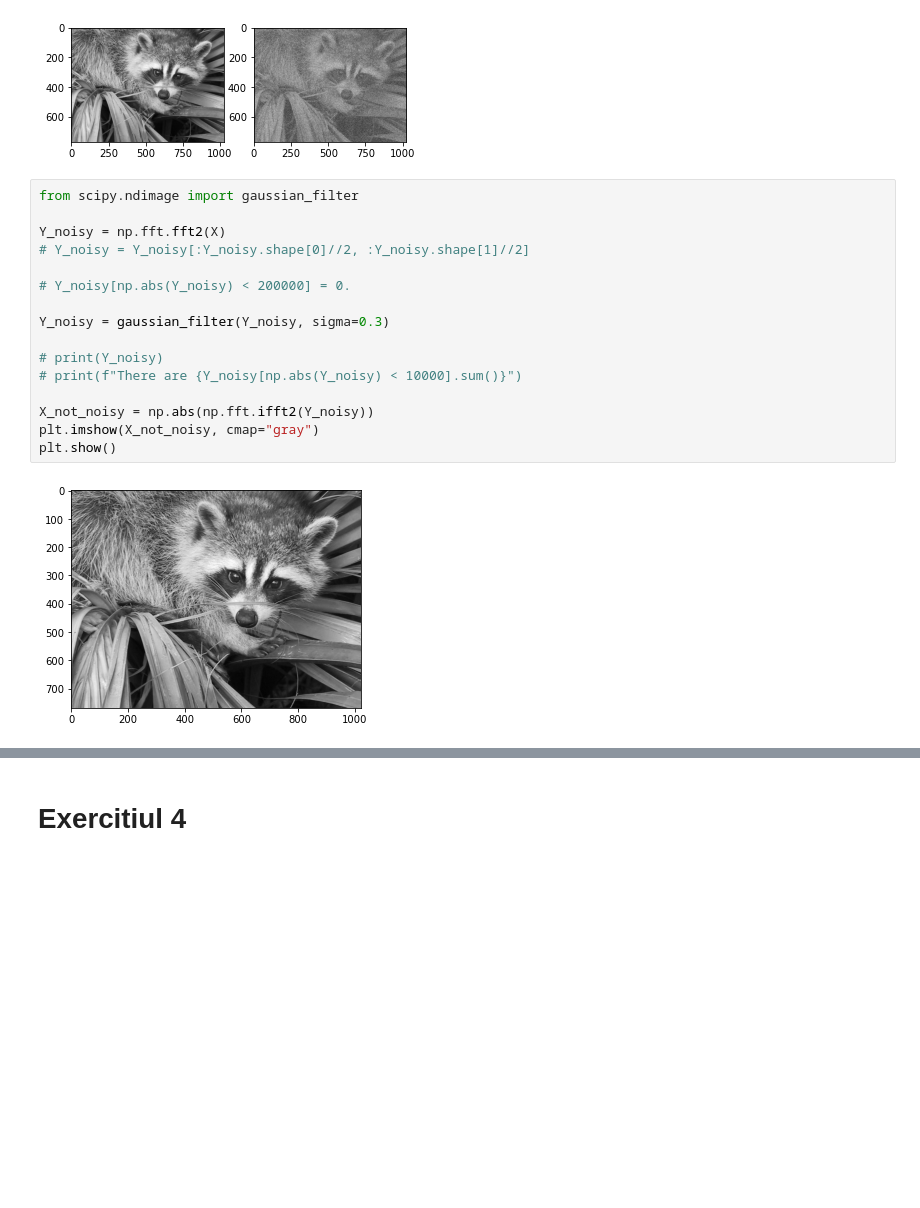
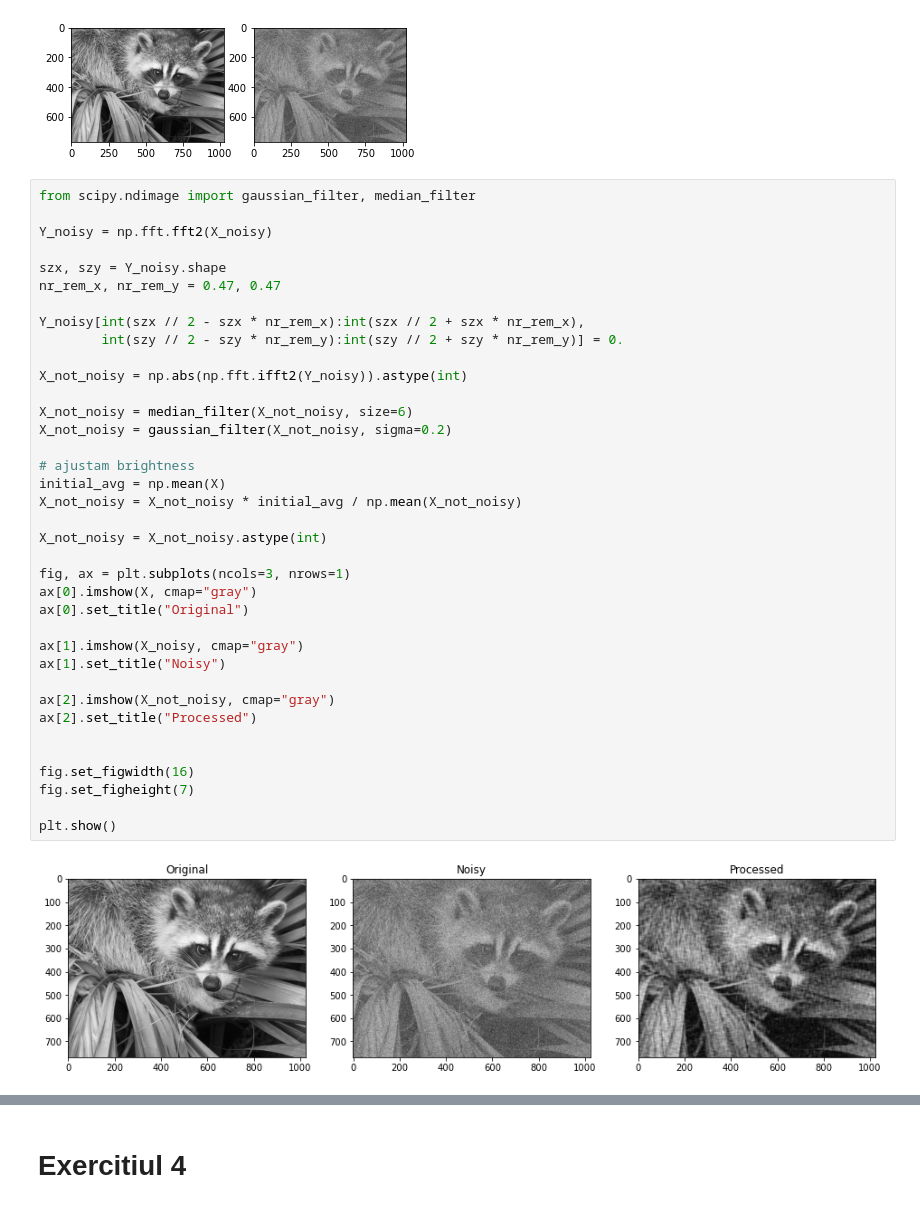
Before and after one commit to TeamUnibuc/TemePS, a Jupyter notebook: ps-tema-2.ipynb, the cells around one changed output, grey strips where cells are left out. Cells and saved outputs as stored; diff of their text form; blank space fills up the shorter version.

```diff
--- a/ps-tema-2.ipynb
+++ b/ps-tema-2.ipynb
@@ -263,24 +263,45 @@ ax[1].imshow(X_noisy, cmap="gray")
 plt.show()
 # %% [output]
 [figure]
-# %%
-from scipy.ndimage import gaussian_filter
-
-Y_noisy = np.fft.fft2(X)
-# Y_noisy = Y_noisy[:Y_noisy.shape[0]//2, :Y_noisy.shape[1]//2]
-
-# Y_noisy[np.abs(Y_noisy) < 200000] = 0.
-
-Y_noisy = gaussian_filter(Y_noisy, sigma=0.3)
-
-# print(Y_noisy)
-# print(f"There are {Y_noisy[np.abs(Y_noisy) < 10000].sum()}")
-
-X_not_noisy = np.abs(np.fft.ifft2(Y_noisy))
-plt.imshow(X_not_noisy, cmap="gray")
-plt.show()
-# %% [output]
-[figure, removed]
+# %%
+from scipy.ndimage import gaussian_filter, median_filter
+
+Y_noisy = np.fft.fft2(X_noisy)
+
+szx, szy = Y_noisy.shape
+nr_rem_x, nr_rem_y = 0.47, 0.47
+
+Y_noisy[int(szx // 2 - szx * nr_rem_x):int(szx // 2 + szx * nr_rem_x),
+        int(szy // 2 - szy * nr_rem_y):int(szy // 2 + szy * nr_rem_y)] = 0.
+
+X_not_noisy = np.abs(np.fft.ifft2(Y_noisy)).astype(int)
+
+X_not_noisy = median_filter(X_not_noisy, size=6)
+X_not_noisy = gaussian_filter(X_not_noisy, sigma=0.2)
+
+# ajustam brightness
+initial_avg = np.mean(X)
+X_not_noisy = X_not_noisy * initial_avg / np.mean(X_not_noisy)
+
+X_not_noisy = X_not_noisy.astype(int)
+
+fig, ax = plt.subplots(ncols=3, nrows=1)
+ax[0].imshow(X, cmap="gray")
+ax[0].set_title("Original")
+
+ax[1].imshow(X_noisy, cmap="gray")
+ax[1].set_title("Noisy")
+
+ax[2].imshow(X_not_noisy, cmap="gray")
+ax[2].set_title("Processed")
+
+
+fig.set_figwidth(16)
+fig.set_figheight(7)
+
+plt.show()
+# %% [output]
+[figure, added]
 # %%
 def psnr(img1, img2):
     mse = np.mean((img1 - img2) ** 2)
```
Also changed, not shown: parts of 1 cell of this notebook, 3 other files.
